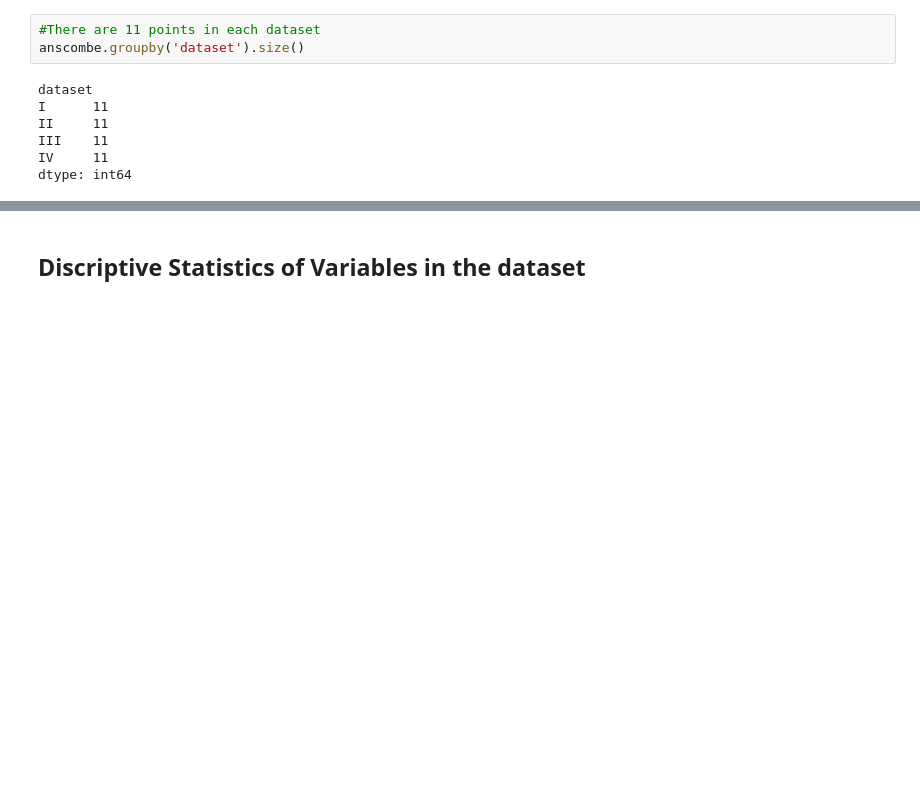
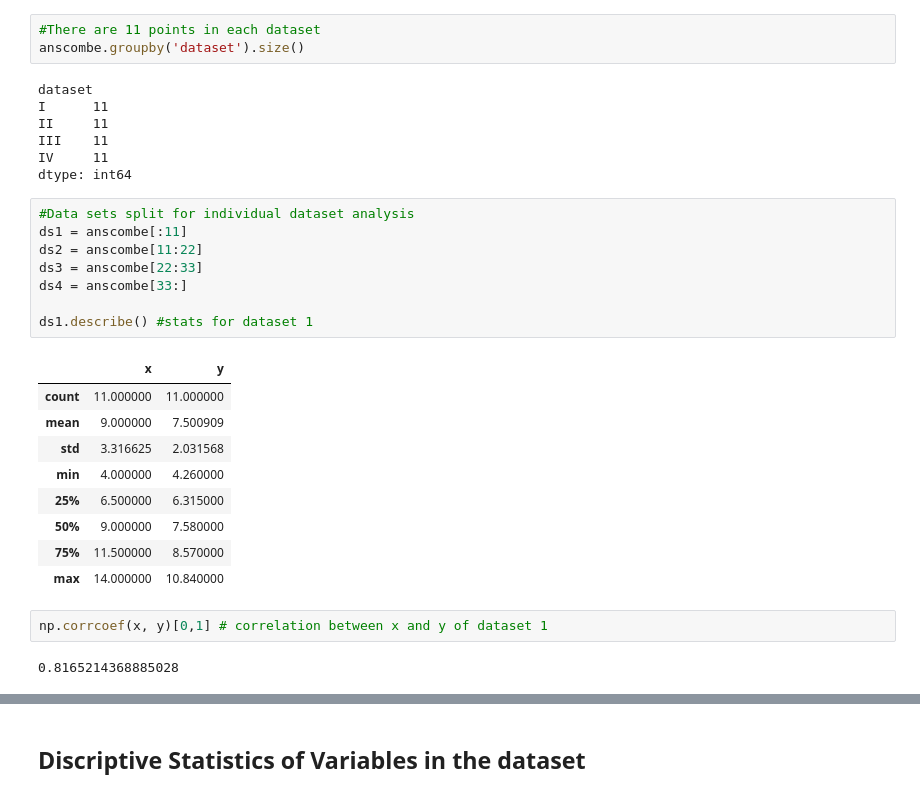
Before and after one commit to ClaireDrummond/Fundamentals-of-DA---Assignments-2018, a Jupyter notebook: Fundamentals of Data Analytics.ipynb, the cells around one changed output, grey strips where cells are left out. Drawn from its saved outputs; the diff is of its cells as text; blank space fills up the shorter version.

```diff
--- a/Fundamentals of Data Analytics.ipynb
+++ b/Fundamentals of Data Analytics.ipynb
@@ -59,3 +62,25 @@ II     11
 III    11
 IV     11
 dtype: int64
+# %%
+#Data sets split for individual dataset analysis
+ds1 = anscombe[:11]
+ds2 = anscombe[11:22]
+ds3 = anscombe[22:33]
+ds4 = anscombe[33:]
+
+ds1.describe() #stats for dataset 1
+# %% [output]
+|  | x | y |
+| count | 11.000000 | 11.000000 |
+| mean | 9.000000 | 7.500909 |
+| std | 3.316625 | 2.031568 |
+| min | 4.000000 | 4.260000 |
+| 25% | 6.500000 | 6.315000 |
+| 50% | 9.000000 | 7.580000 |
+| 75% | 11.500000 | 8.570000 |
+| max | 14.000000 | 10.840000 |
+# %%
+np.corrcoef(x, y)[0,1] # correlation between x and y of dataset 1
+# %% [output]
+0.8165214368885028
```
Also changed, not shown: parts of 12 cells of this notebook, 1 other file.
